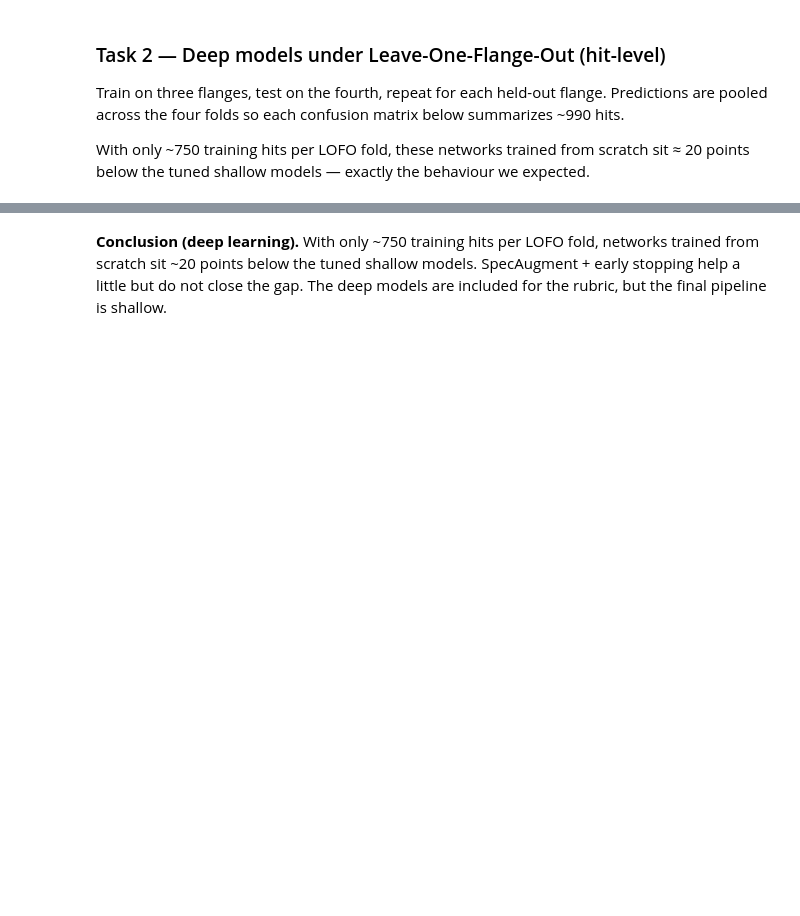
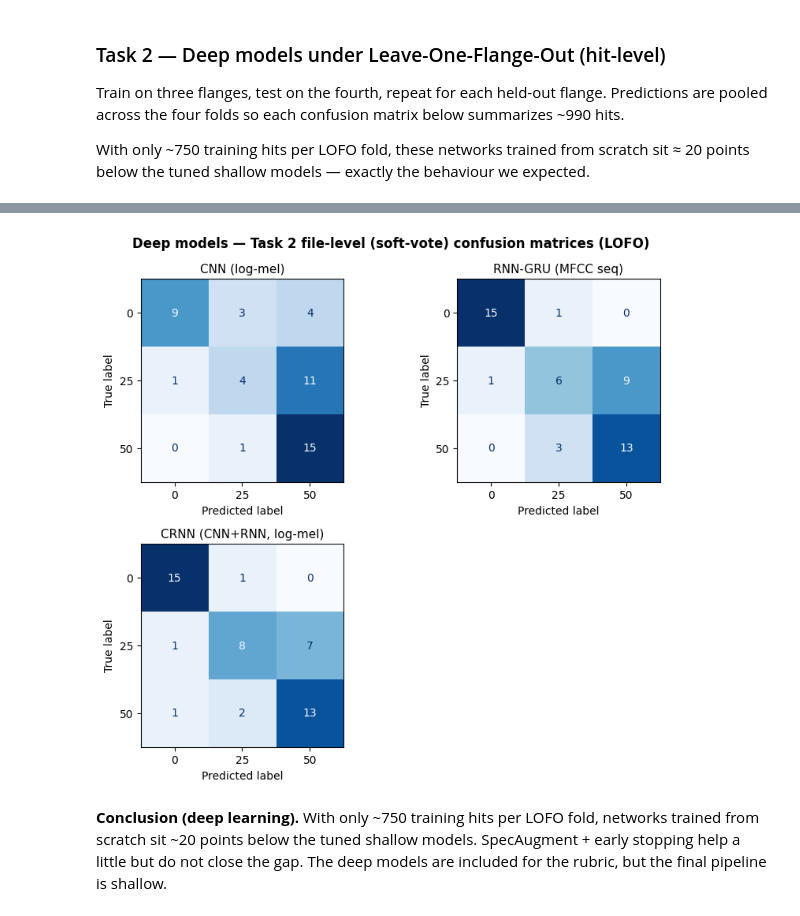
Before and after one commit to MedAmineAlouani/FinalProjectML, a Jupyter notebook: Final_Project_ML_Submission.ipynb, the cells around one changed output, grey strips where cells are left out. Saved outputs shown, nothing was run; the diff lists cells and outputs as text; code cells hidden in the pictures; blank space fills up the shorter version.

```diff
--- a/Final_Project_ML_Submission.ipynb
+++ b/Final_Project_ML_Submission.ipynb
@@ -1290,3 +1306,10 @@ show_cm_grid(dl_task2_preds, 'Deep models — Task 2 confusion matrices (LOFO po
+# %%
+# File-level soft-vote CM grid (48 predictions per model)
+dl_task2_preds_file = [(name, np.array(d['y_true']), np.array(d['y_pred']))
+                        for name, d in dl_task2_pool_file.items()]
+show_cm_grid(dl_task2_preds_file, 'Deep models — Task 2 file-level (soft-vote) confusion matrices (LOFO)')
+# %% [output]
+[figure, added]
 # %% [markdown]
 **Conclusion (deep learning).** With only ~750 training hits per LOFO
 fold, networks trained from scratch sit ~20 points below the tuned
```
Also changed, not shown: parts of 21 cells of this notebook, 1 other file.
